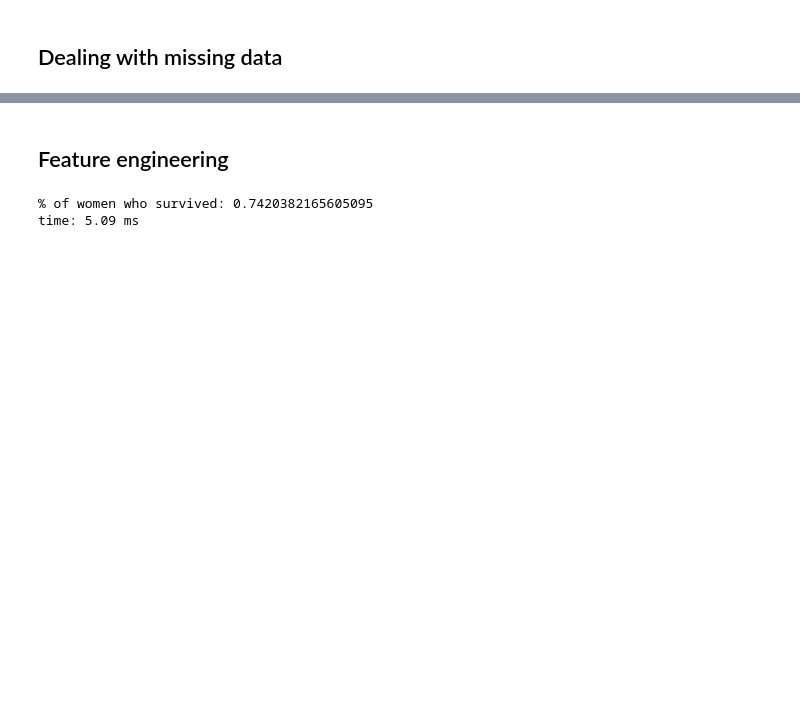
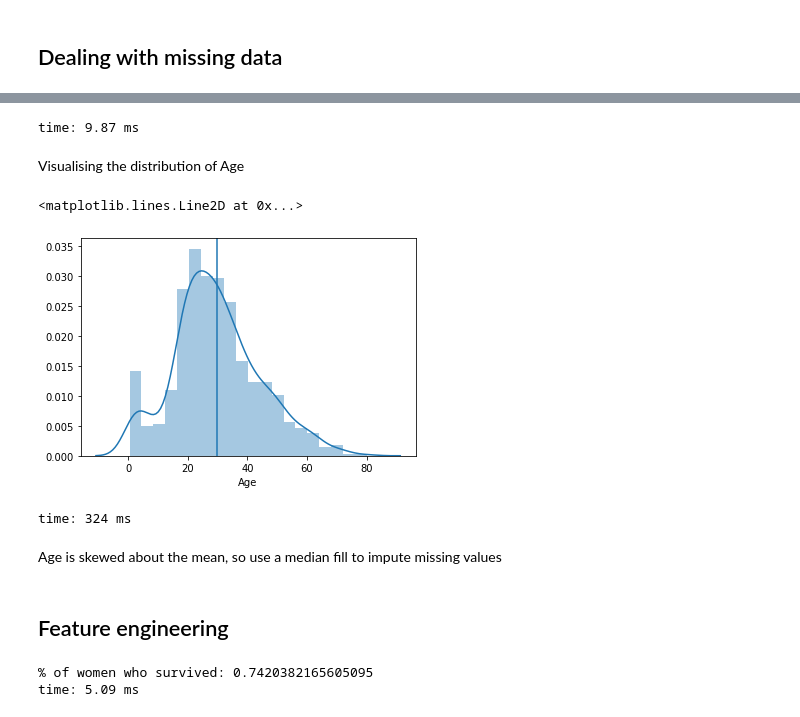
Before and after one commit to ainefairbrother/kaggle_titanic_survival, a Jupyter notebook: kaggle_titanic_workflow.ipynb, the cells around one changed output, grey strips where cells are left out. Drawn from its saved outputs; the diff is of its cells as text; code cells hidden in the pictures; blank space fills up the shorter version.

```diff
--- a/kaggle_titanic_workflow.ipynb
+++ b/kaggle_titanic_workflow.ipynb
@@ -96,0 +138,16 @@ time: 25 ms
+# %%
+train_data.drop(['Cabin'], axis=1, inplace=True)
+test_data.drop(['Cabin'], axis=1, inplace=True)
+# %% [output]
+time: 9.87 ms
+# %% [markdown]
+Visualising the distribution of Age
+# %%
+sns.distplot(train_data.Age[~np.isnan(train_data.Age)]);
+plt.axvline(train_data.Age.mean())
+# %% [output]
+<matplotlib.lines.Line2D at 0x...>
+[figure, added]
+time: 324 ms
+# %% [markdown]
+Age is skewed about the mean, so use a median fill to impute missing values
```
Also changed, not shown: parts of 14 cells of this notebook.
